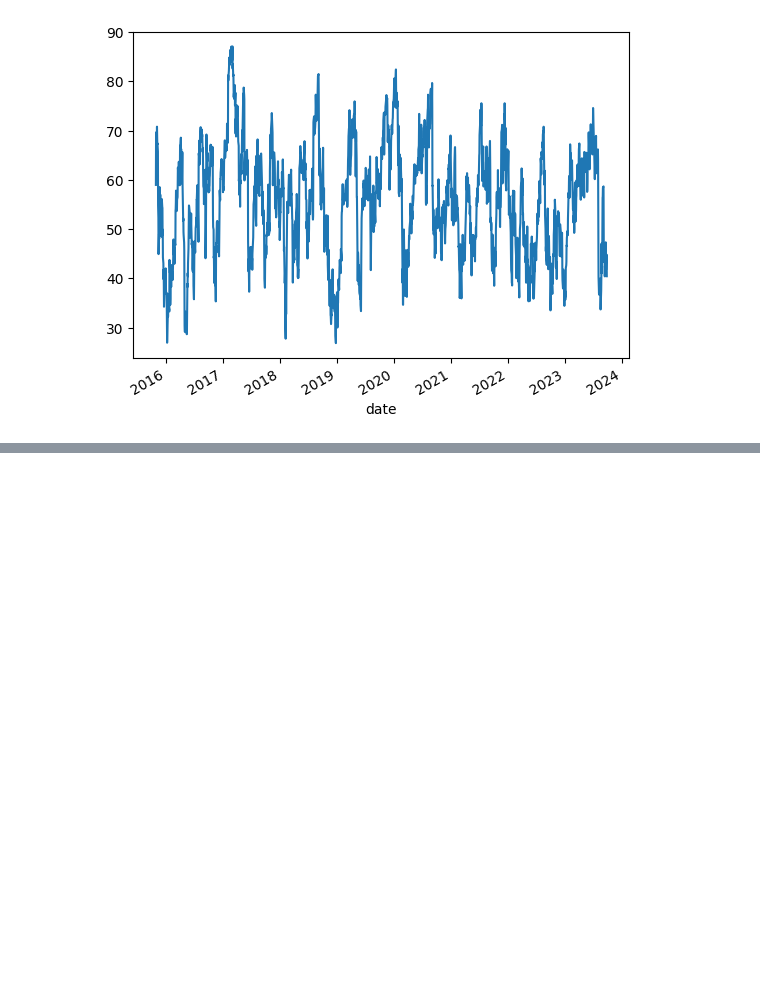
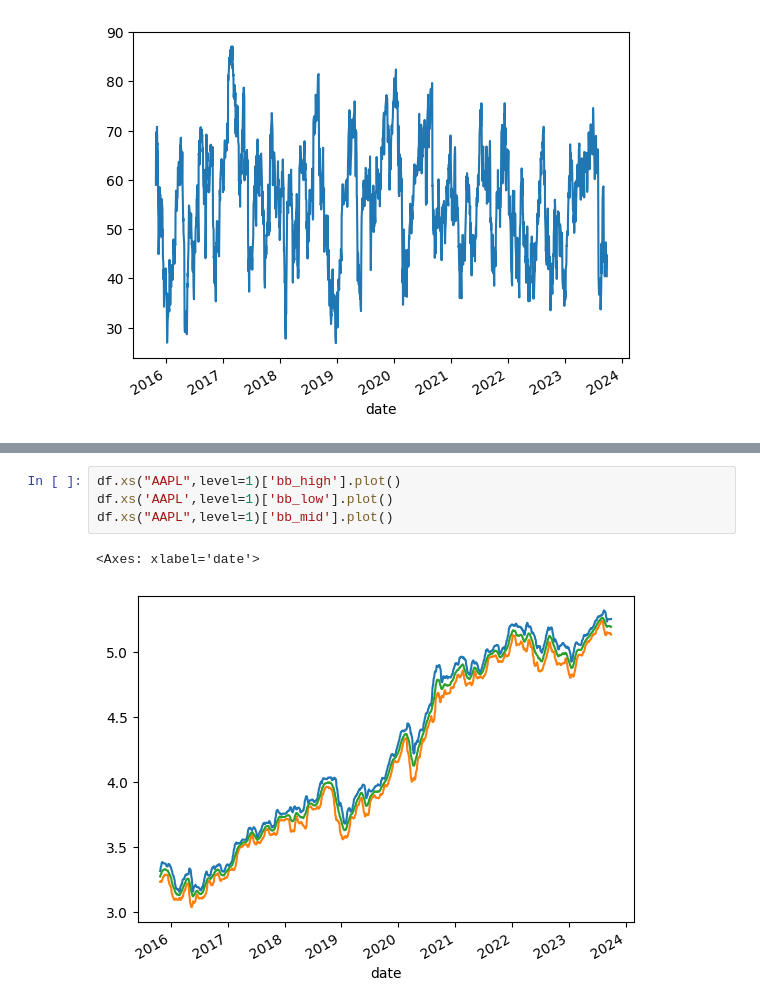
Before and after one commit to ranjan2829/Quant, a Jupyter notebook: Quant_&_Algorithmic_trading_strategy.ipynb, the cells around one changed output, grey strips where cells are left out. Saved outputs shown, nothing was run; the diff lists cells and outputs as text; blank space fills up the shorter version.

```diff
--- a/Quant_&_Algorithmic_trading_strategy.ipynb
+++ b/Quant_&_Algorithmic_trading_strategy.ipynb
@@ -103,0 +115,7 @@ df.xs('AAPL',level=1)['rsi'].plot()
+# %%
+df.xs("AAPL",level=1)['bb_high'].plot()
+df.xs('AAPL',level=1)['bb_low'].plot()
+df.xs("AAPL",level=1)['bb_mid'].plot()
+# %% [output]
+<Axes: xlabel='date'>
+[figure, added]
```
Also changed, not shown: parts of 2 cells of this notebook.
